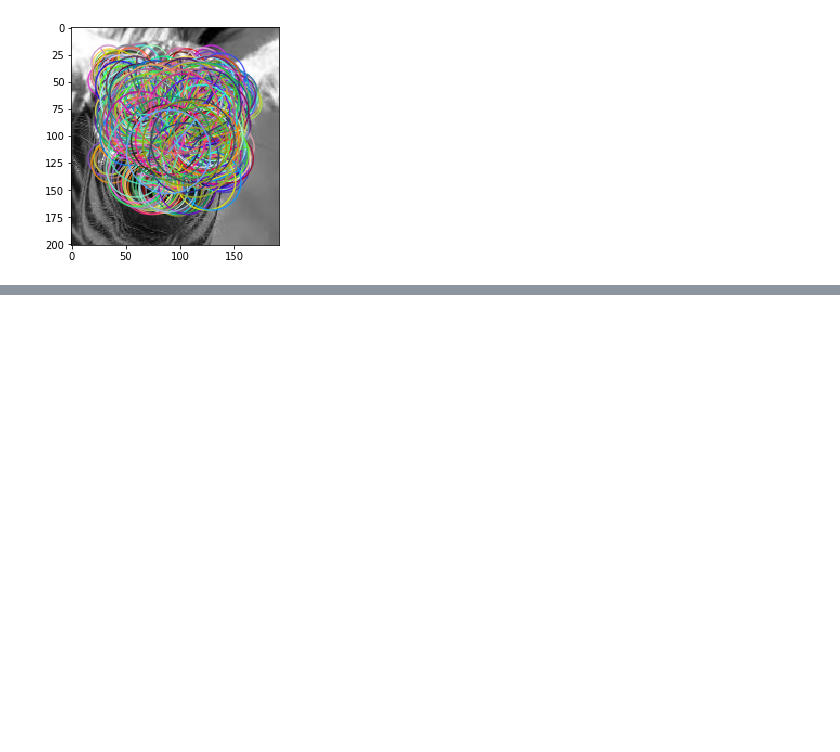
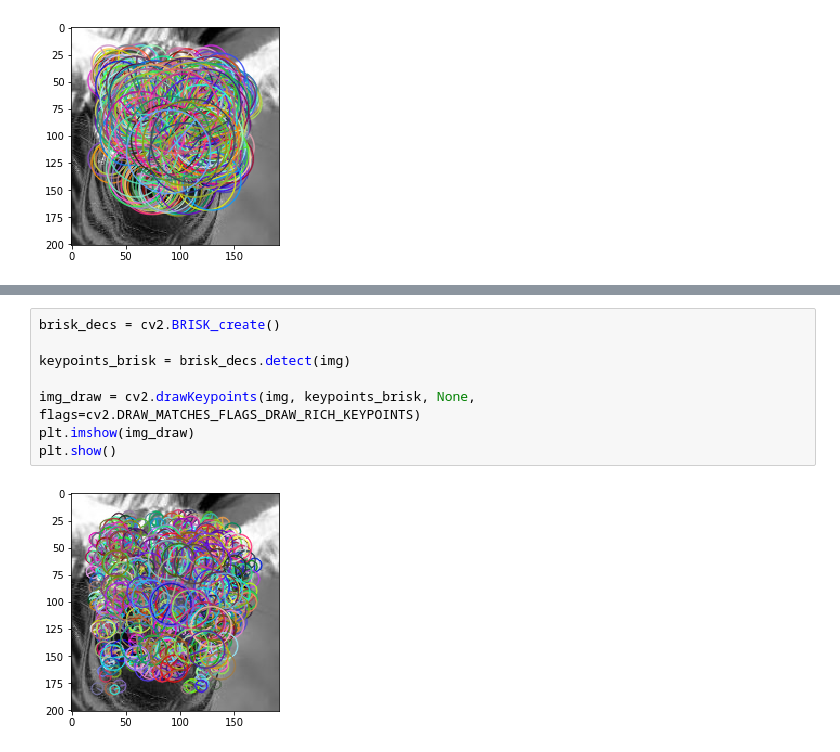
Before and after one commit to otakbeku/computer_vision_fundamental, a Jupyter notebook: Digital Image Processing-3.ipynb, the cells around one changed output, grey strips where cells are left out. Drawn from its saved outputs; the diff is of its cells as text; blank space fills up the shorter version.

```diff
--- a/Digital Image Processing-3.ipynb
+++ b/Digital Image Processing-3.ipynb
@@ -247,0 +262,10 @@ plt.show()
+# %%
+brisk_decs = cv2.BRISK_create()
+
+keypoints_brisk = brisk_decs.detect(img)
+
+img_draw = cv2.drawKeypoints(img, keypoints_brisk, None, flags=cv2.DRAW_MATCHES_FLAGS_DRAW_RICH_KEYPOINTS)
+plt.imshow(img_draw)
+plt.show()
+# %% [output]
+[figure, added]
```
Also changed, not shown: parts of 7 cells of this notebook.
